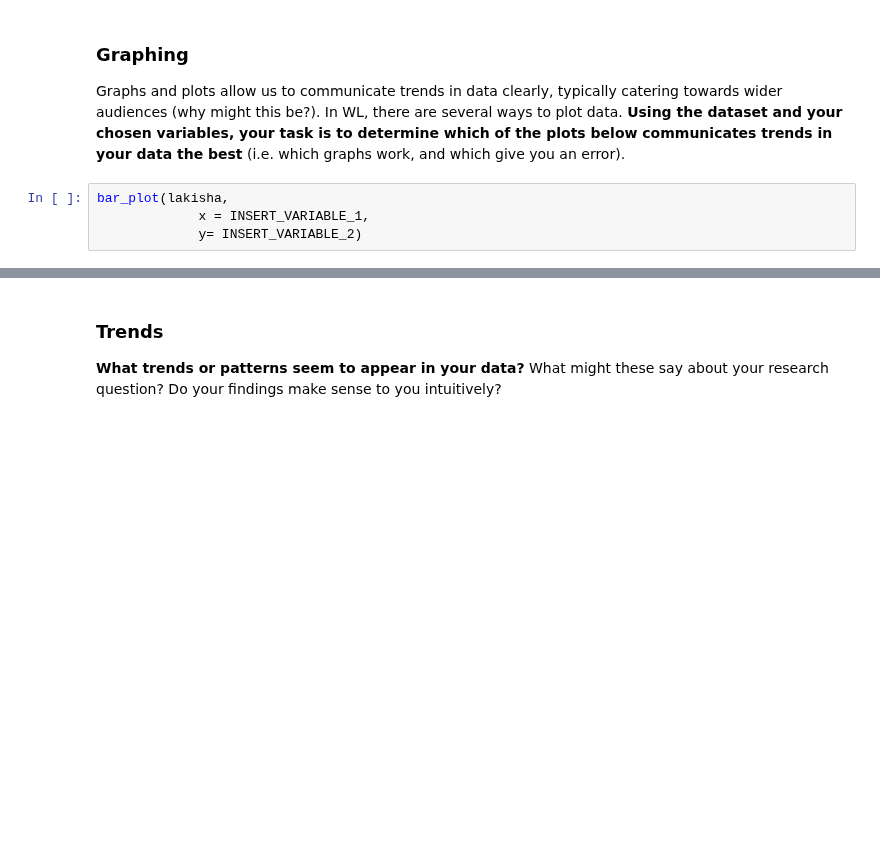
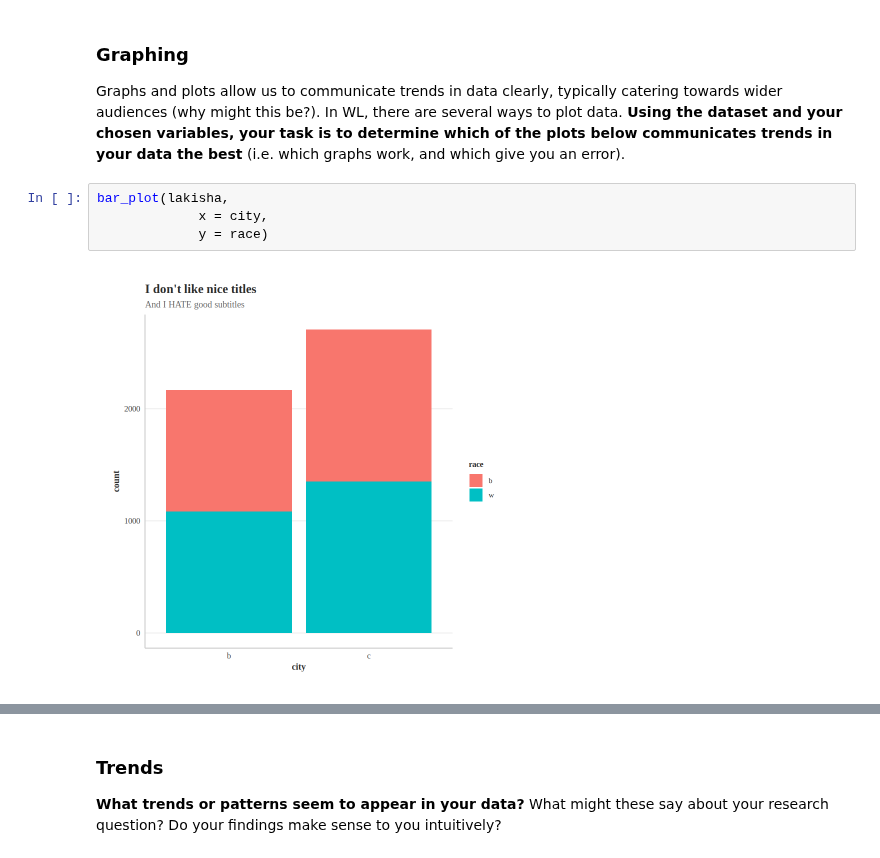
Before and after one commit to SamequalsFS/Unit0, a Jupyter notebook: ApResearchCT_SS.ipynb, the cells around one changed output, grey strips where cells are left out. Saved outputs shown, nothing was run; the diff lists cells and outputs as text; blank space fills up the shorter version.

```diff
--- a/ApResearchCT_SS.ipynb
+++ b/ApResearchCT_SS.ipynb
@@ -158,7 +166,9 @@ Before visualizing anything, lets first identify what variables we'd like to use
 Graphs and plots allow us to communicate trends in data clearly, typically catering towards wider audiences (why might this be?). In WL, there are several ways to plot data. **Using the dataset and your chosen variables, your task is to determine which of the plots below communicates trends in your data the best** (i.e. which graphs work, and which give you an error).
 # %%
 bar_plot(lakisha,
-             x = INSERT_VARIABLE_1,
-             y= INSERT_VARIABLE_2)
+             x = city,
+             y = race)
+# %% [output]
+[figure, added]
 # %%
 column_plot(lakisha,
```
Also changed, not shown: parts of 14 cells of this notebook.
